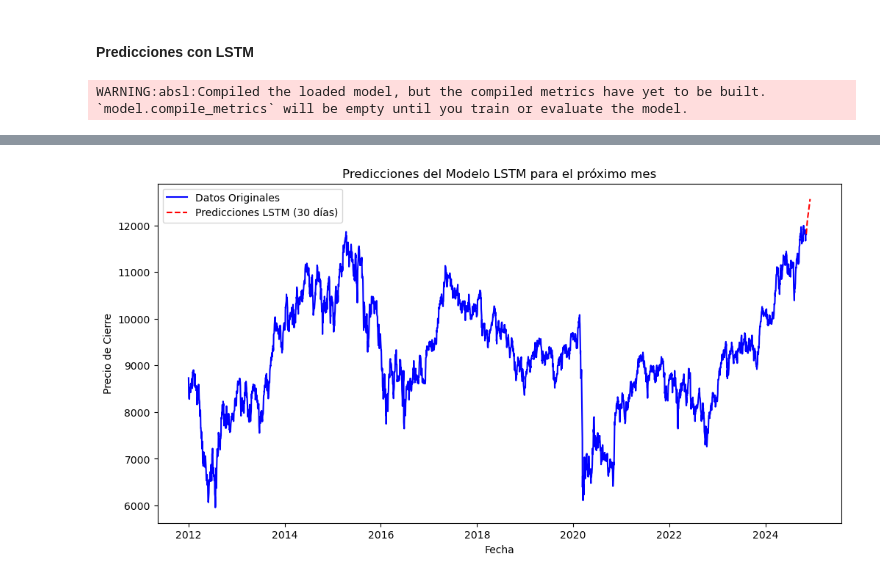
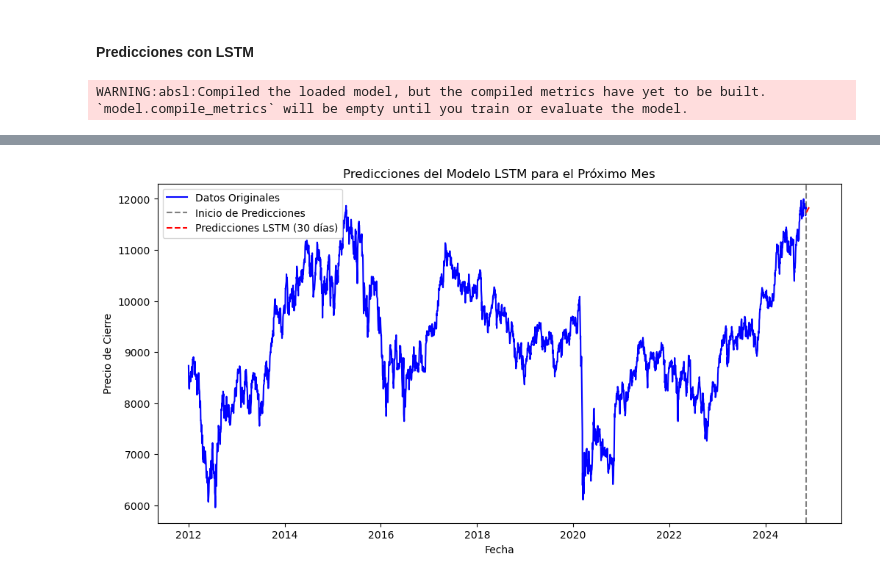
Before and after one commit to lauralardies/caso_practico_3, a Jupyter notebook: IBEX/modelos/LSTM.ipynb, the cells around one changed output, grey strips where cells are left out. Cells and saved outputs as stored; diff of their text form; code cells hidden in the pictures.

```diff
--- a/IBEX/modelos/LSTM.ipynb
+++ b/IBEX/modelos/LSTM.ipynb
@@ -28,15 +28,15 @@ scaler = MinMaxScaler(feature_range=(0, 1))
 scaled_data = scaler.fit_transform(data)
 
 # Crear secuencias de datos para entrenamiento
-def create_sequences(data, seq_length=60):
+def create_sequences(data, seq_length):
     X, y = [], []
     for i in range(len(data) - seq_length):
         X.append(data[i:i + seq_length])
         y.append(data[i + seq_length])
     return np.array(X), np.array(y)
 
-# Definir la longitud de la secuencia (por ejemplo, 60 días)
-seq_length = 60
+# Definir la longitud de la secuencias
+seq_length = 365
 X, y = create_sequences(scaled_data, seq_length)
 
 # Dividir los datos en entrenamiento y prueba (80% - 20%)
@@ -274,17 +276,18 @@ import pandas as pd
 import matplotlib.pyplot as plt
 from tensorflow.keras.models import load_model
 
+# Cargar el modelo entrenado
 load_path = "modelo_lstm_ibex.h5"
 model = load_model(load_path)
 
-# Número de días a predecir (un año completo)
+# Número de días a predecir (un mes completo)
 prediction_days = 30
 
 # Crear una lista para almacenar las predicciones
 predictions = []
 
-# Usar la última secuencia de datos de entrenamiento para generar la primera predicción
-last_sequence = X_test[-1]  # Última secuencia en X_test
+# Usar la última secuencia de datos para generar la primera predicción
+last_sequence = X_test[-1].reshape(-1, 1)
 
 # Generar predicciones día a día
 for _ in range(prediction_days):
@@ -292,13 +295,13 @@ for _ in range(prediction_days):
     next_pred = model.predict(np.expand_dims(last_sequence, axis=0))
     predictions.append(next_pred[0][0])  # Guardar la predicción
 
-    # Actualizar la secuencia deslizante eliminando el primer valor y añadiendo la predicción al final
-    last_sequence = np.vstack((last_sequence[1:], next_pred))
+    # Actualizar la secuencia deslizante
+    last_sequence = np.append(last_sequence[1:], next_pred).reshape(-1, 1)
 
 # Invertir la escala de las predicciones
 predictions_unscaled = scaler.inverse_transform(np.array(predictions).reshape(-1, 1))
 
-# Crear un rango de fechas para el próximo año
+# Crear un rango de fechas para el próximo mes
 last_date = df.index[-1]  # Última fecha en el DataFrame original
 future_dates = pd.date_range(start=last_date + pd.Timedelta(days=1), periods=prediction_days, freq='D')
 
@@ -308,10 +311,11 @@ predictions_df = pd.DataFrame(data=predictions_unscaled, index=future_dates, col
 # Graficar los resultados
 plt.figure(figsize=(12, 6))
 plt.plot(df['Close'], label='Datos Originales', color='blue')
+plt.axvline(x=last_date, color='gray', linestyle='--', label='Inicio de Predicciones')
 plt.plot(predictions_df, label='Predicciones LSTM (30 días)', color='red', linestyle='--')
 plt.xlabel('Fecha')
 plt.ylabel('Precio de Cierre')
-plt.title('Predicciones del Modelo LSTM para el próximo mes')
+plt.title('Predicciones del Modelo LSTM para el Próximo Mes')
 plt.legend()
 plt.show()
 # %% [output]
@@ -336,4 +340,4 @@ WARNING:absl:Compiled the loaded model, but the compiled metrics have yet to be
-[figure, old version]
+[figure, new version]
 # %%
 import numpy as np
 import pandas as pd
```
Also changed, not shown: parts of 4 cells of this notebook, 2 other files.
